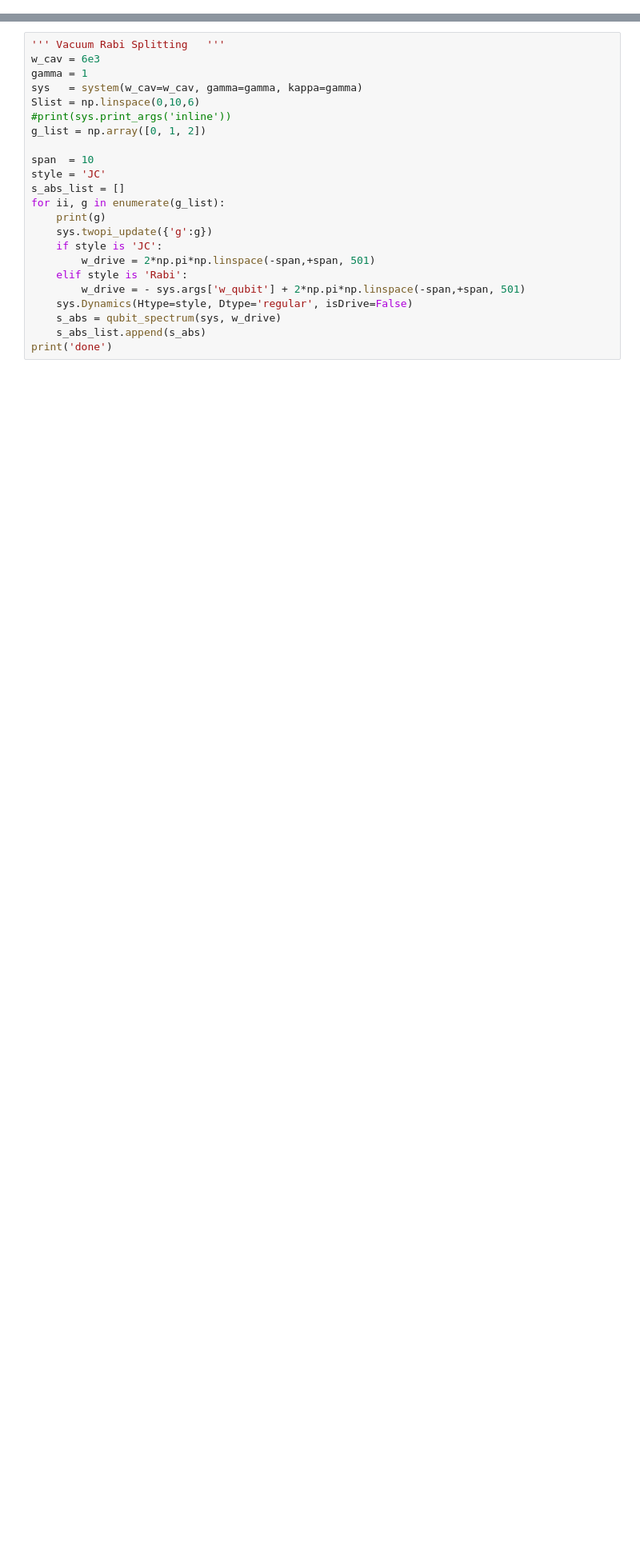
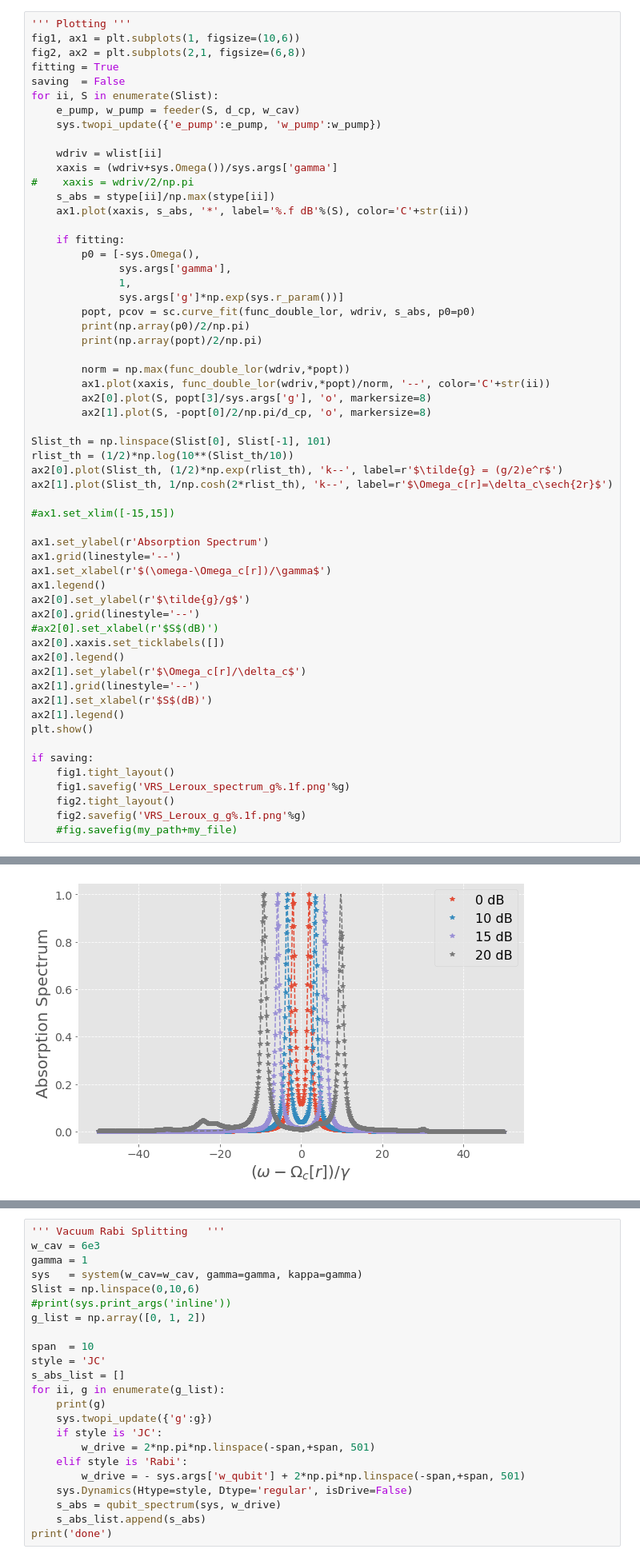
Before and after one commit to MVillius/star3gate, a Jupyter notebook: Full_0.ipynb, the cells around one changed output, grey strips where cells are left out. Shown at 80% size. Saved outputs shown, nothing was run; the diff lists cells and outputs as text; blank space fills up the shorter version.

```diff
--- a/Full_0.ipynb
+++ b/Full_0.ipynb
@@ -553,0 +631,59 @@ feeder: r=1.73, Omega=63.18
+# %%
+''' Plotting '''
+fig1, ax1 = plt.subplots(1, figsize=(10,6))
+fig2, ax2 = plt.subplots(2,1, figsize=(6,8))
+fitting = True
+saving  = False
+for ii, S in enumerate(Slist):
+    e_pump, w_pump = feeder(S, d_cp, w_cav)
+    sys.twopi_update({'e_pump':e_pump, 'w_pump':w_pump})
+
+    wdriv = wlist[ii]
+    xaxis = (wdriv+sys.Omega())/sys.args['gamma']
+#    xaxis = wdriv/2/np.pi
+    s_abs = stype[ii]/np.max(stype[ii])
+    ax1.plot(xaxis, s_abs, '*', label='%.f dB'%(S), color='C'+str(ii))
+
+    if fitting:
+        p0 = [-sys.Omega(),
+              sys.args['gamma'],
+              1,
+              sys.args['g']*np.exp(sys.r_param())]
+        popt, pcov = sc.curve_fit(func_double_lor, wdriv, s_abs, p0=p0)
+        print(np.array(p0)/2/np.pi)
+        print(np.array(popt)/2/np.pi)
+
+        norm = np.max(func_double_lor(wdriv,*popt))
+        ax1.plot(xaxis, func_double_lor(wdriv,*popt)/norm, '--', color='C'+str(ii))
+        ax2[0].plot(S, popt[3]/sys.args['g'], 'o', markersize=8)
+        ax2[1].plot(S, -popt[0]/2/np.pi/d_cp, 'o', markersize=8)
+
+Slist_th = np.linspace(Slist[0], Slist[-1], 101)
+rlist_th = (1/2)*np.log(10**(Slist_th/10))
+ax2[0].plot(Slist_th, (1/2)*np.exp(rlist_th), 'k--', label=r'$\tilde{g} = (g/2)e^r$')
+ax2[1].plot(Slist_th, 1/np.cosh(2*rlist_th), 'k--', label=r'$\Omega_c[r]=\delta_c\sech{2r}$')
+
+#ax1.set_xlim([-15,15])
+
+ax1.set_ylabel(r'Absorption Spectrum')
+ax1.grid(linestyle='--')
+ax1.set_xlabel(r'$(\omega-\Omega_c[r])/\gamma$')
+ax1.legend()
+ax2[0].set_ylabel(r'$\tilde{g}/g$')
+ax2[0].grid(linestyle='--')
+#ax2[0].set_xlabel(r'$S$(dB)')
+ax2[0].xaxis.set_ticklabels([])
+ax2[0].legend()
+ax2[1].set_ylabel(r'$\Omega_c[r]/\delta_c$')
+ax2[1].grid(linestyle='--')
+ax2[1].set_xlabel(r'$S$(dB)')
+ax2[1].legend()
+plt.show()
+
+if saving:
+    fig1.tight_layout()
+    fig1.savefig('VRS_Leroux_spectrum_g%.1f.png'%g)
+    fig2.tight_layout()
+    fig2.savefig('VRS_Leroux_g_g%.1f.png'%g)
+    #fig.savefig(my_path+my_file)
+# %% [output]
@@ -553,0 +702 @@ feeder: r=1.73, Omega=63.18
+[figure, added]
```
Also changed, not shown: parts of 22 cells of this notebook.
